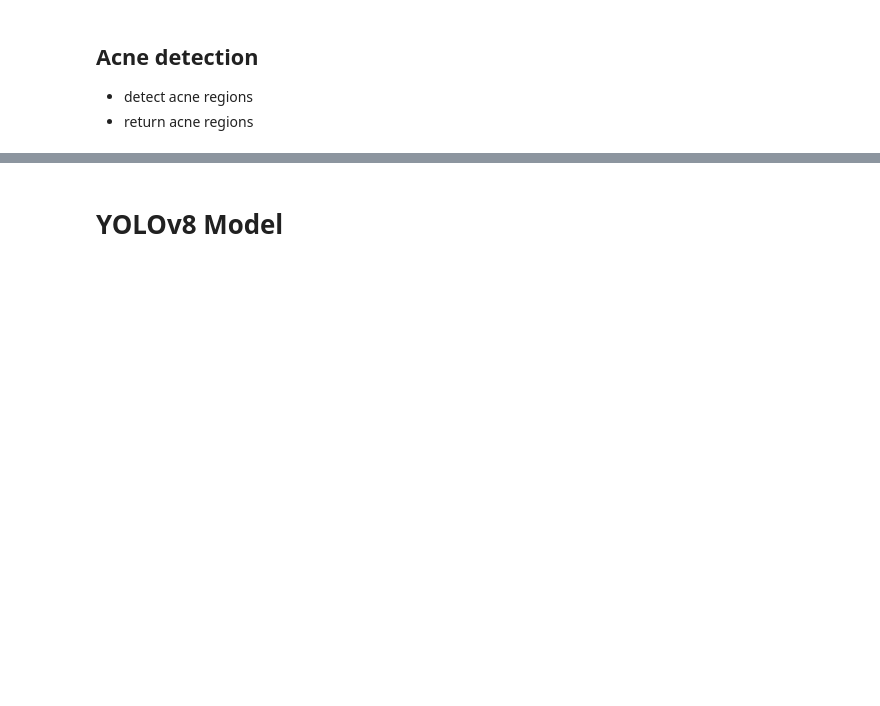
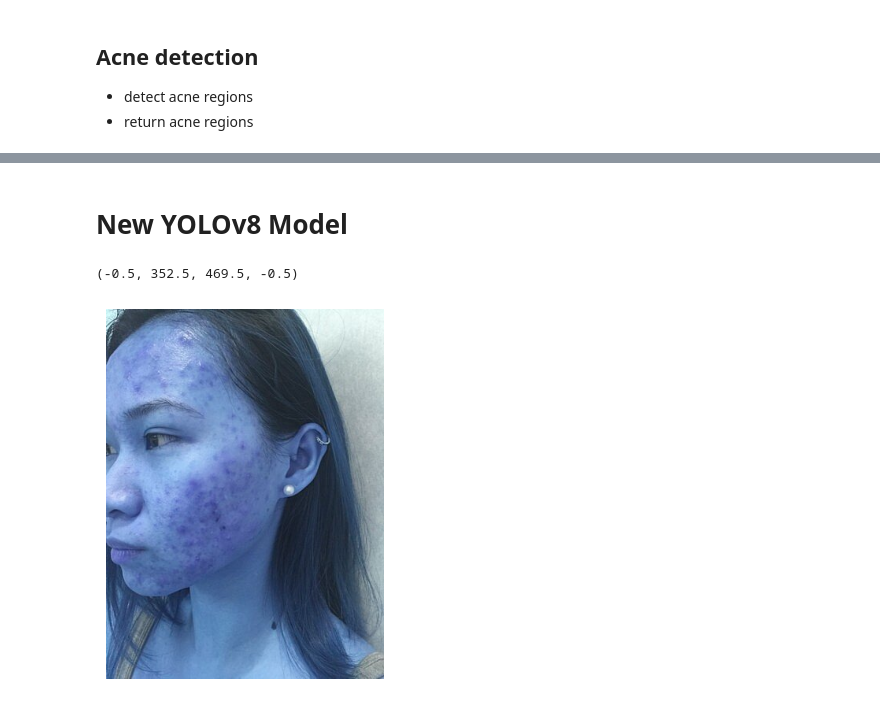
Before and after one commit to Dewiin/DTM_CTP2024, a Jupyter notebook: blemish_bot.ipynb, the cells around one changed output, grey strips where cells are left out. Cells and saved outputs as stored; diff of their text form; code cells hidden in the pictures; blank space fills up the shorter version.

```diff
--- a/blemish_bot.ipynb
+++ b/blemish_bot.ipynb
@@ -204,3 +256,2 @@ plt.tight_layout()
 # %% [markdown]
-
-# YOLOv8 Model
+# New YOLOv8 Model
@@ -222,0 +261,7 @@ plt.axis('off')
+# %%
+test_image = cv2.imread(test_image_path)
+plt.imshow(test_image)
+plt.axis('off')
+# %% [output]
+(-0.5, 352.5, 469.5, -0.5)
+[figure, added]
```
Also changed, not shown: parts of 17 cells of this notebook, 12 other files.
